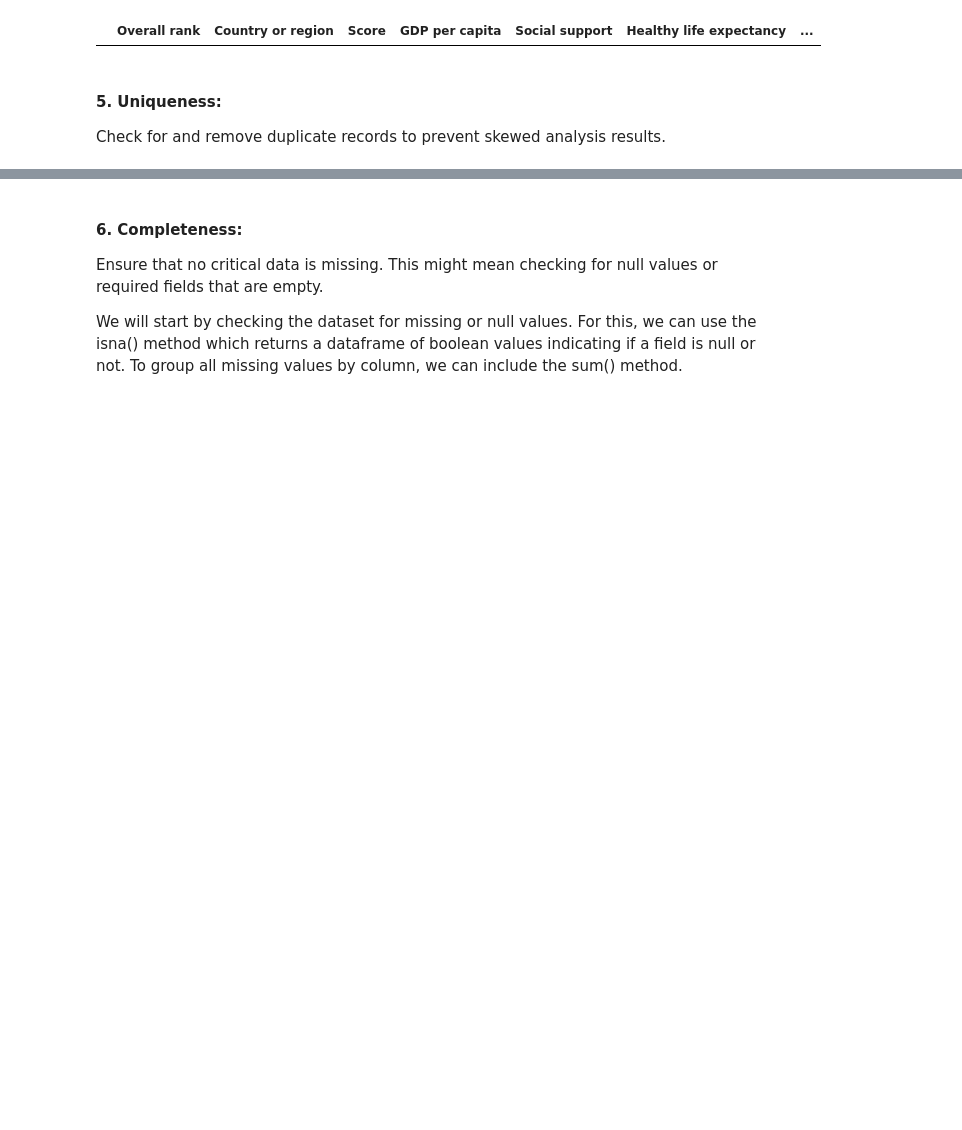
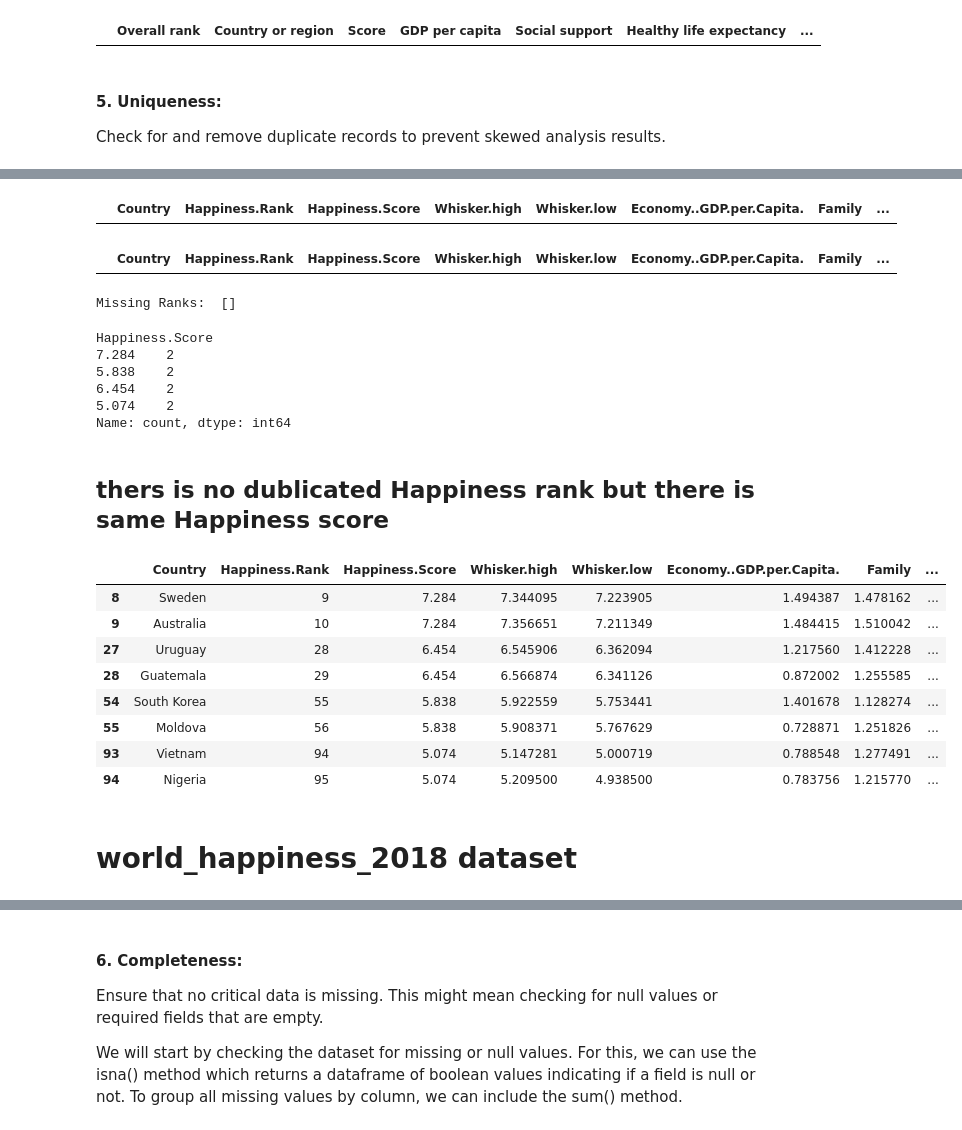
Before and after one commit to Tuwaiq-DS-ML-bootcamp-V-9/Usecase-2, a Jupyter notebook: EDA explain template (2).ipynb, the cells around one changed output, grey strips where cells are left out. Drawn from its saved outputs; the diff is of its cells as text; code cells hidden in the pictures; blank space fills up the shorter version.

Commit message:
Mushal Alshagha

```diff
--- a/EDA explain template (2).ipynb
+++ b/EDA explain template (2).ipynb
@@ -13,11 +13,11 @@ import pandas as pd
 We can now load the dataset into pandas using the read_csv() function. This converts the CSV file into a Pandas dataframe.
 # %%
 #Read in the csv file and convert to a Pandas dataframe
-world_happiness_2015 = pd.read_csv("D:/Documents/Downloads/week2_lap3 tuwiq/2015.csv")
-world_happiness_2016 = pd.read_csv("D:/Documents/Downloads/week2_lap3 tuwiq/2016.csv")
-world_happiness_2017 = pd.read_csv("D:/Documents/Downloads/week2_lap3 tuwiq/2017.csv")
-world_happiness_2018 = pd.read_csv("D:/Documents/Downloads/week2_lap3 tuwiq/2018.csv")
-world_happiness_2019 = pd.read_csv("D:/Documents/Downloads/week2_lap3 tuwiq/2019.csv")
+world_happiness_2015 = pd.read_csv("D:/Documents/Downloads/week2_lap3 tuwiq/Usecase-2-Mushal/2015.csv")
+world_happiness_2016 = pd.read_csv("D:/Documents/Downloads/week2_lap3 tuwiq/Usecase-2-Mushal/2016.csv")
+world_happiness_2017 = pd.read_csv("D:/Documents/Downloads/week2_lap3 tuwiq/Usecase-2-Mushal/2017.csv")
+world_happiness_2018 = pd.read_csv("D:/Documents/Downloads/week2_lap3 tuwiq/Usecase-2-Mushal/2018.csv")
+world_happiness_2019 = pd.read_csv("D:/Documents/Downloads/week2_lap3 tuwiq/Usecase-2-Mushal/2019.csv")
 # %% [markdown]
 ### Viewing the dataframe
 We can get a quick sense of the size of our dataset by using the shape method. This returns a tuple with the number of rows and columns in the dataset.
@@ -472,0 +689,41 @@ Check for and remove duplicate records to prevent skewed analysis results.
+# %%
+world_happiness_2017[world_happiness_2017.duplicated()]
+# %% [output]
+|  | Country | Happiness.Rank | Happiness.Score | Whisker.high | Whisker.low | Economy..GDP.per.Capita. | Family | ... |
+# %%
+world_happiness_2017[world_happiness_2017.duplicated(['Happiness.Rank'] , keep=False)]
+# %% [output]
+|  | Country | Happiness.Rank | Happiness.Score | Whisker.high | Whisker.low | Economy..GDP.per.Capita. | Family | ... |
+# %%
+expected_ranks = set(range(1, 155))
+actual_ranks = set(world_happiness_2017['Happiness.Rank'])
+missing_ranks = sorted(expected_ranks - actual_ranks)
+print("Missing Ranks: ", missing_ranks)
+# %% [output]
+Missing Ranks:  []
+# %%
+duplicates_count = world_happiness_2017['Happiness.Score'].value_counts()
+duplicates_count[duplicates_count > 1]
+# %% [output]
+Happiness.Score
+7.284    2
+5.838    2
+6.454    2
+5.074    2
+Name: count, dtype: int64
+# %% [markdown]
+## thers is no dublicated Happiness rank but there is same Happiness score
+# %%
+world_happiness_2017[world_happiness_2017.duplicated(['Happiness.Score'] , keep=False)]
+# %% [output]
+|  | Country | Happiness.Rank | Happiness.Score | Whisker.high | Whisker.low | Economy..GDP.per.Capita. | Family | ... |
+| 8 | Sweden | 9 | 7.284 | 7.344095 | 7.223905 | 1.494387 | 1.478162 | ... |
+| 9 | Australia | 10 | 7.284 | 7.356651 | 7.211349 | 1.484415 | 1.510042 | ... |
+| 27 | Uruguay | 28 | 6.454 | 6.545906 | 6.362094 | 1.217560 | 1.412228 | ... |
+| 28 | Guatemala | 29 | 6.454 | 6.566874 | 6.341126 | 0.872002 | 1.255585 | ... |
+| 54 | South Korea | 55 | 5.838 | 5.922559 | 5.753441 | 1.401678 | 1.128274 | ... |
+| 55 | Moldova | 56 | 5.838 | 5.908371 | 5.767629 | 0.728871 | 1.251826 | ... |
+| 93 | Vietnam | 94 | 5.074 | 5.147281 | 5.000719 | 0.788548 | 1.277491 | ... |
+| 94 | Nigeria | 95 | 5.074 | 5.209500 | 4.938500 | 0.783756 | 1.215770 | ... |
+# %% [markdown]
+# world_happiness_2018 dataset
```
Also changed, not shown: parts of 66 cells of this notebook.
